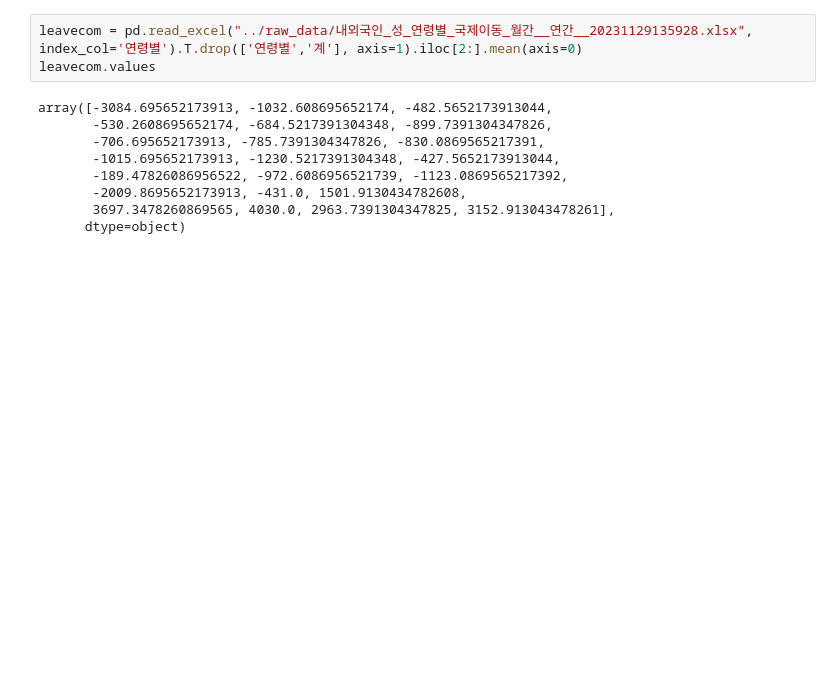
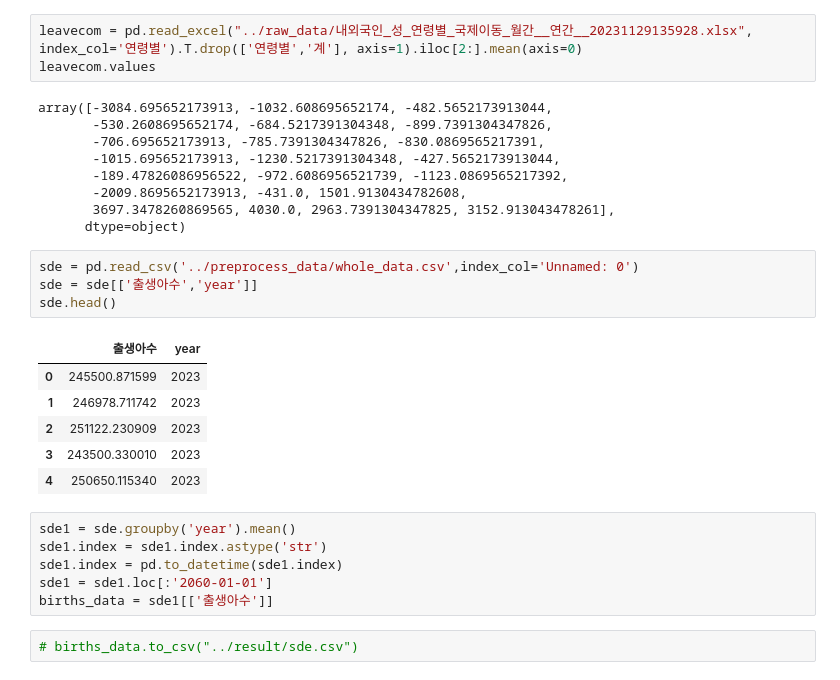
Before and after one commit to MinkyuRamen/2023KDS-HACKATHON, a Jupyter notebook: preprocessing/preprocessing.ipynb, the cells around one changed output. Saved outputs shown, nothing was run; the diff lists cells and outputs as text; blank space fills up the shorter version.

```diff
--- a/preprocessing/preprocessing.ipynb
+++ b/preprocessing/preprocessing.ipynb
@@ -428,3 +428,22 @@ array([-3084.695652173913, -1032.608695652174, -482.5652173913044,
        -2009.8695652173913, -431.0, 1501.9130434782608,
        3697.3478260869565, 4030.0, 2963.7391304347825, 3152.913043478261],
       dtype=object)
+# %%
+sde = pd.read_csv('../preprocess_data/whole_data.csv',index_col='Unnamed: 0')
+sde = sde[['출생아수','year']]
+sde.head()
+# %% [output]
+|  | 출생아수 | year |
+| 0 | 245500.871599 | 2023 |
+| 1 | 246978.711742 | 2023 |
+| 2 | 251122.230909 | 2023 |
+| 3 | 243500.330010 | 2023 |
+| 4 | 250650.115340 | 2023 |
+# %%
+sde1 = sde.groupby('year').mean()
+sde1.index = sde1.index.astype('str')
+sde1.index = pd.to_datetime(sde1.index)
+sde1 = sde1.loc[:'2060-01-01']
+births_data = sde1[['출생아수']]
+# %%
+# births_data.to_csv("../result/sde.csv")
```
Also changed, not shown: 5 other files.
